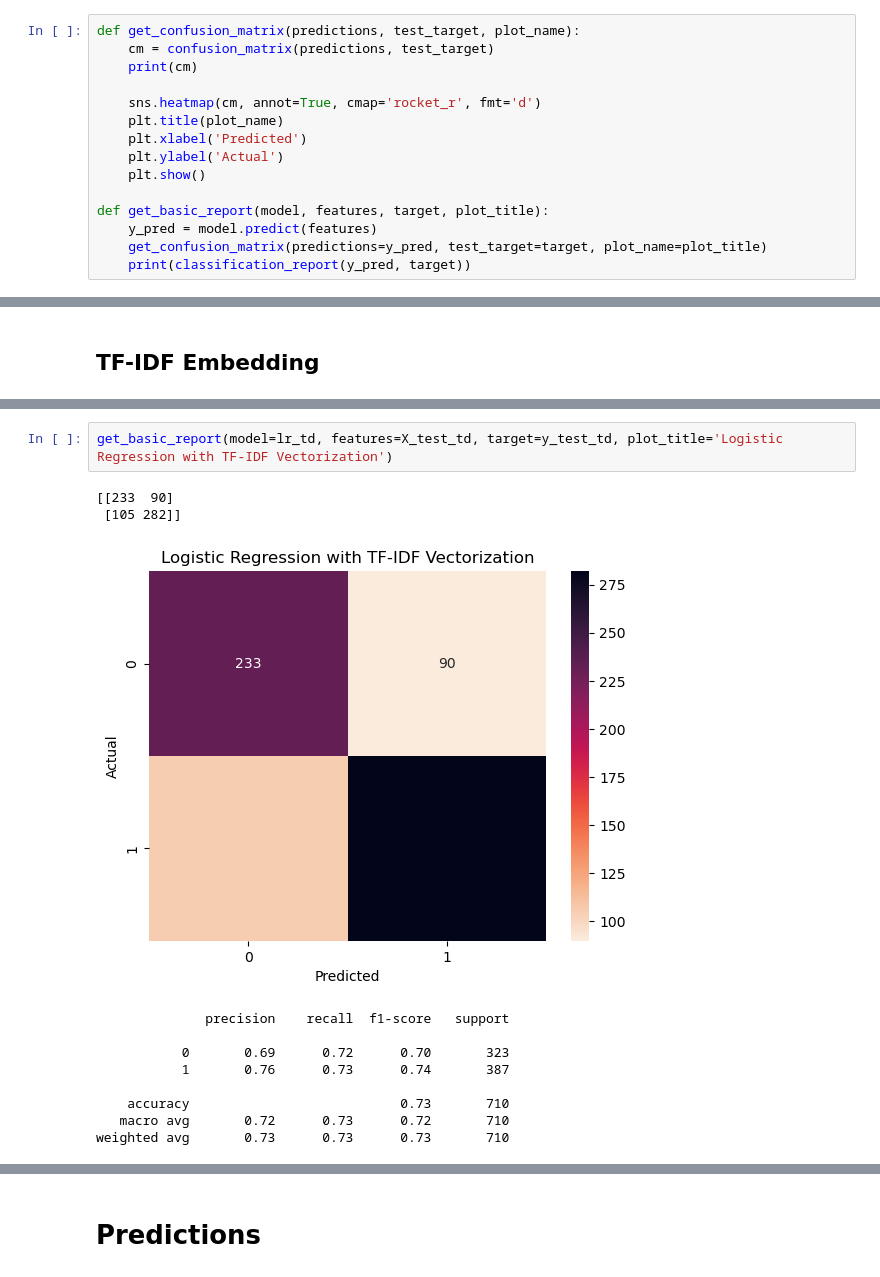
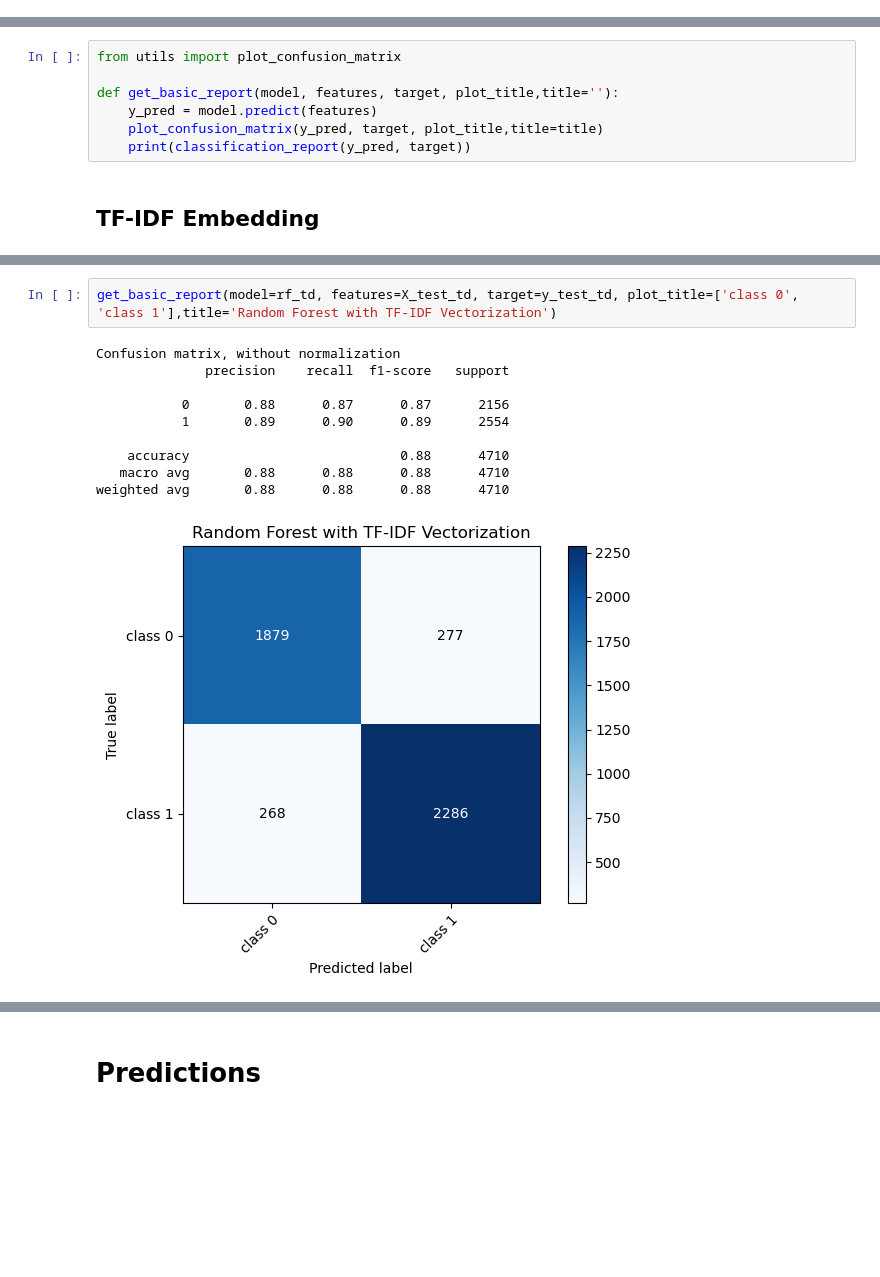
Before and after one commit to Yichen-Z/cis583_project, a Jupyter notebook: detect_stress.ipynb, the cells around one changed output, grey strips where cells are left out. Drawn from its saved outputs; the diff is of its cells as text; blank space fills up the shorter version.

Commit message:
added title in confusion matrix and shifted BOW model to the end

```diff
--- a/detect_stress.ipynb
+++ b/detect_stress.ipynb
@@ -491,15 +379,0 @@ ModuleNotFoundError: No module named 'matplotlib'
-# %%
-def get_confusion_matrix(predictions, test_target, plot_name):
-    cm = confusion_matrix(predictions, test_target)
-    print(cm)
-
-    sns.heatmap(cm, annot=True, cmap='rocket_r', fmt='d')
-    plt.title(plot_name)
-    plt.xlabel('Predicted')
-    plt.ylabel('Actual')
-    plt.show()
-
-def get_basic_report(model, features, target, plot_title):
-    y_pred = model.predict(features)
-    get_confusion_matrix(predictions=y_pred, test_target=target, plot_name=plot_title)
-    print(classification_report(y_pred, target))
@@ -550,2 +380,9 @@ weighted avg       0.71      0.70      0.70       710
+# %%
+from utils import plot_confusion_matrix
+
+def get_basic_report(model, features, target, plot_title,title=''):
+    y_pred = model.predict(features)
+    plot_confusion_matrix(y_pred, target, plot_title,title=title)
+    print(classification_report(y_pred, target))
 # %% [markdown]
 ## TF-IDF Embedding
@@ -552,14 +415,13 @@ weighted avg       0.71      0.70      0.70       710
 # %%
-get_basic_report(model=lr_td, features=X_test_td, target=y_test_td, plot_title='Logistic Regression with TF-IDF Vectorization')
+get_basic_report(model=rf_td, features=X_test_td, target=y_test_td, plot_title=['class 0', 'class 1'],title='Random Forest with TF-IDF Vectorization')
 # %% [output]
-[[233  90]
- [105 282]]
+Confusion matrix, without normalization
+              precision    recall  f1-score   support
+
+           0       0.88      0.87      0.87      2156
+           1       0.89      0.90      0.89      2554
+
+    accuracy                           0.88      4710
+   macro avg       0.88      0.88      0.88      4710
+weighted avg       0.88      0.88      0.88      4710
-[figure, old version]
+[figure, new version]
-              precision    recall  f1-score   support
-
-           0       0.69      0.72      0.70       323
-           1       0.76      0.73      0.74       387
-
-    accuracy                           0.73       710
-   macro avg       0.72      0.73      0.72       710
-weighted avg       0.73      0.73      0.73       710
```
Also changed, not shown: parts of 43 cells of this notebook, 1 other file.
